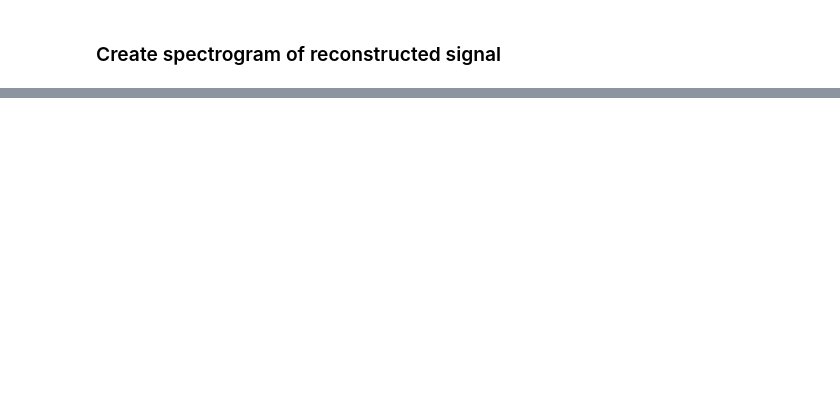
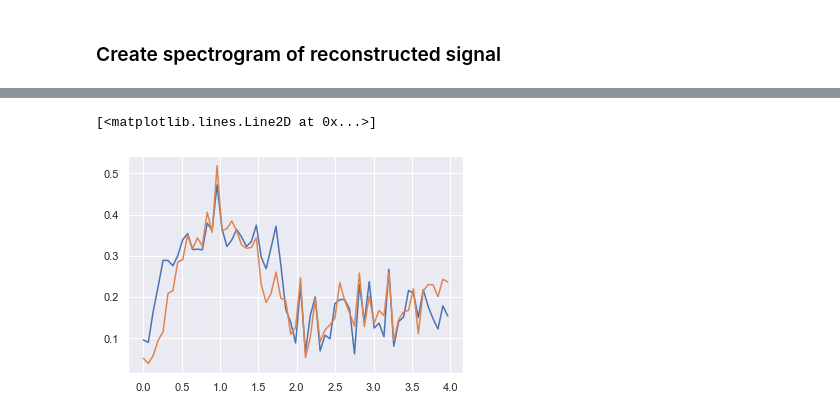
Before and after one commit to pennfranc/adm-ppg-analysis, a Jupyter notebook: mutual information analysis.ipynb, the cells around one changed output, grey strips where cells are left out. Drawn from its saved outputs; the diff is of its cells as text; code cells hidden in the pictures; blank space fills up the shorter version.

```diff
--- a/mutual information analysis.ipynb
+++ b/mutual information analysis.ipynb
@@ -109 +118,9 @@ NameError: name 'reconstructed_signal' is not defined
+# %%
+mutual_information_rec = compute_mutual_information(Sxx_rec, hr_at_ppg_timestamps, num_hr_bins, num_power_bins)
+mutual_information_ppg = compute_mutual_information(Sxx_ppg, hr_at_ppg_timestamps, num_hr_bins, num_power_bins)
+plt.plot(f_ppg, mutual_information_ppg)
+plt.plot(f_rec, mutual_information_rec)
+# %% [output]
+[<matplotlib.lines.Line2D at 0x...>]
+[figure, new version]
 # %%
```
Also changed, not shown: parts of 15 cells of this notebook, 1 other file.
